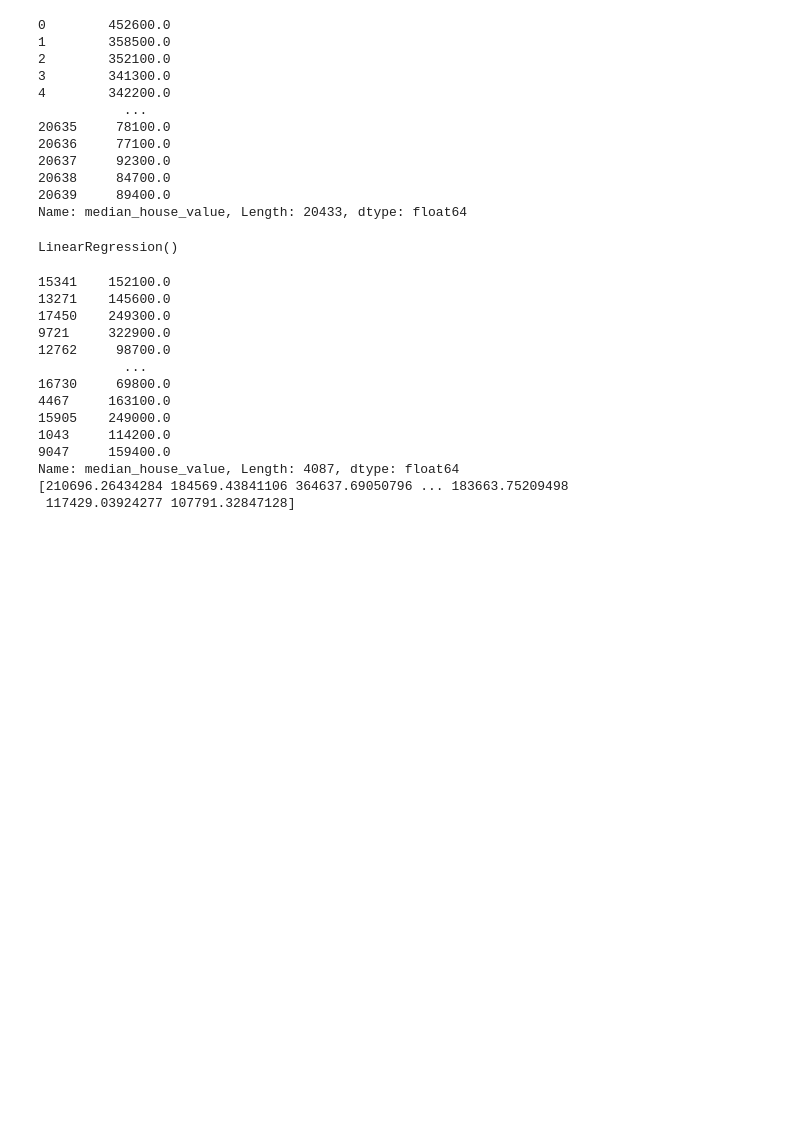
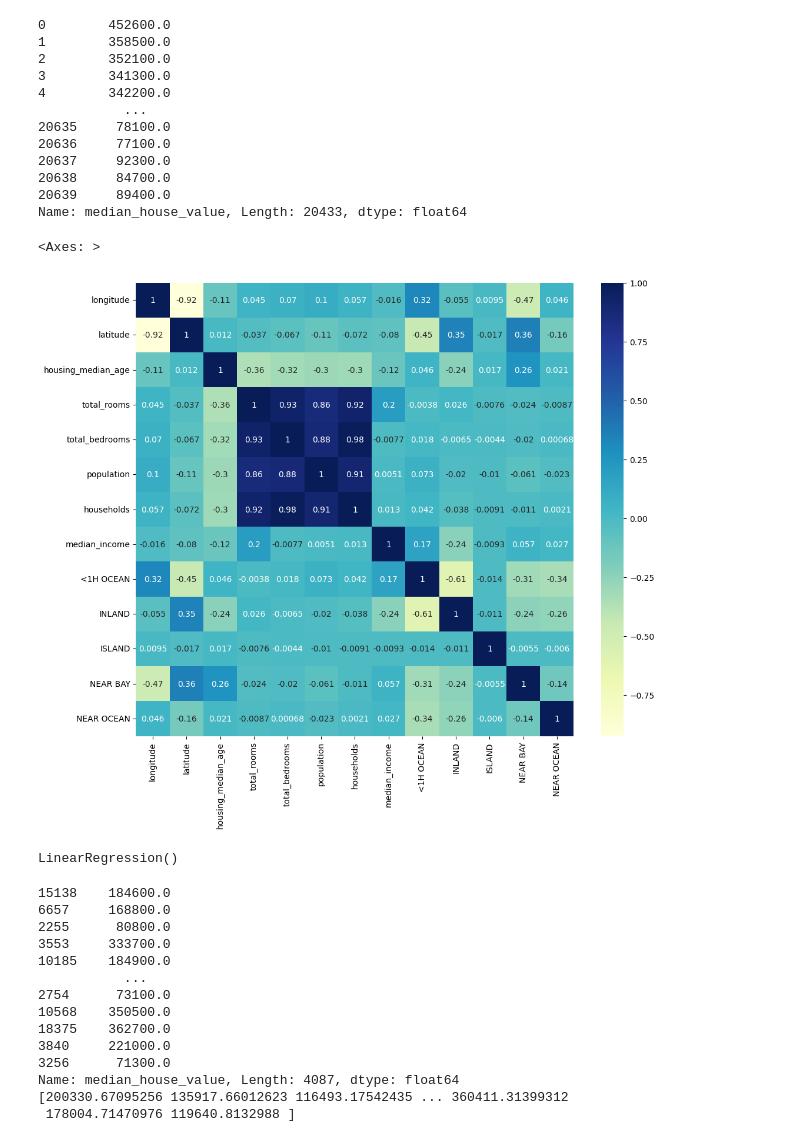
Before and after one commit to AbhijeetJ-512/ML, a Jupyter notebook: models/california_house.ipynb, the cells around one changed output. Saved outputs shown, nothing was run; the diff lists cells and outputs as text; code cells hidden in the pictures; blank space fills up the shorter version.

```diff
--- a/models/california_house.ipynb
+++ b/models/california_house.ipynb
@@ -46,7 +46,7 @@ Data columns (total 10 columns):
 dtypes: float64(9), object(1)
 memory usage: 1.6+ MB
 # %%
-house=house.join(pd.get_dummies(house.ocean_proximity))
+house=house.join(pd.get_dummies(house.ocean_proximity)).drop(['ocean_proximity'],axis=1)
 house
 # %% [output]
 |  | longitude | latitude | housing_median_age | total_rooms | total_bedrooms | population | households | ... |
@@ -65,5 +65,5 @@ house
 # %%
-x_data = house.drop(['median_house_value','ocean_proximity'],axis=1)
+x_data = house.drop(['median_house_value'],axis=1)
 y_data=house['median_house_value']
 y_data
 # %% [output]
@@ -82,6 +82,11 @@ Name: median_house_value, Length: 20433, dtype: float64
 # %%
 from sklearn.model_selection import train_test_split
 x_train,x_test,y_train,y_test=train_test_split(x_data,y_data,test_size=0.2)
+plt.figure(figsize=(12,10))
+sns.heatmap(x_data.corr(),annot=True,cmap='YlGnBu')
+# %% [output]
+<Axes: >
+[figure, added]
 # %%
 model = LinearRegression()
 model.fit(x_train,y_train)
@@ -92,20 +97,20 @@ prediction = model.predict(x_test)
 print(y_test)
 print(prediction)
 # %% [output]
-15341    152100.0
-13271    145600.0
-17450    249300.0
-9721     322900.0
-12762     98700.0
+15138    184600.0
+6657     168800.0
+2255      80800.0
+3553     333700.0
+10185    184900.0
            ...
-16730     69800.0
-4467     163100.0
-15905    249000.0
-1043     114200.0
-9047     159400.0
+2754      73100.0
+10568    350500.0
+18375    362700.0
+3840     221000.0
+3256      71300.0
 Name: median_house_value, Length: 4087, dtype: float64
-[210696.26434284 184569.43841106 364637.69050796 ... 183663.75209498
- 117429.03924277 107791.32847128]
+[200330.67095256 135917.66012623 116493.17542435 ... 360411.31399312
+ 178004.71470976 119640.8132988 ]
 # %%
 print(f"{model.score(x_test,y_test)}")
 # %% [output]
```
Also changed, not shown: parts of 2 cells of this notebook.
